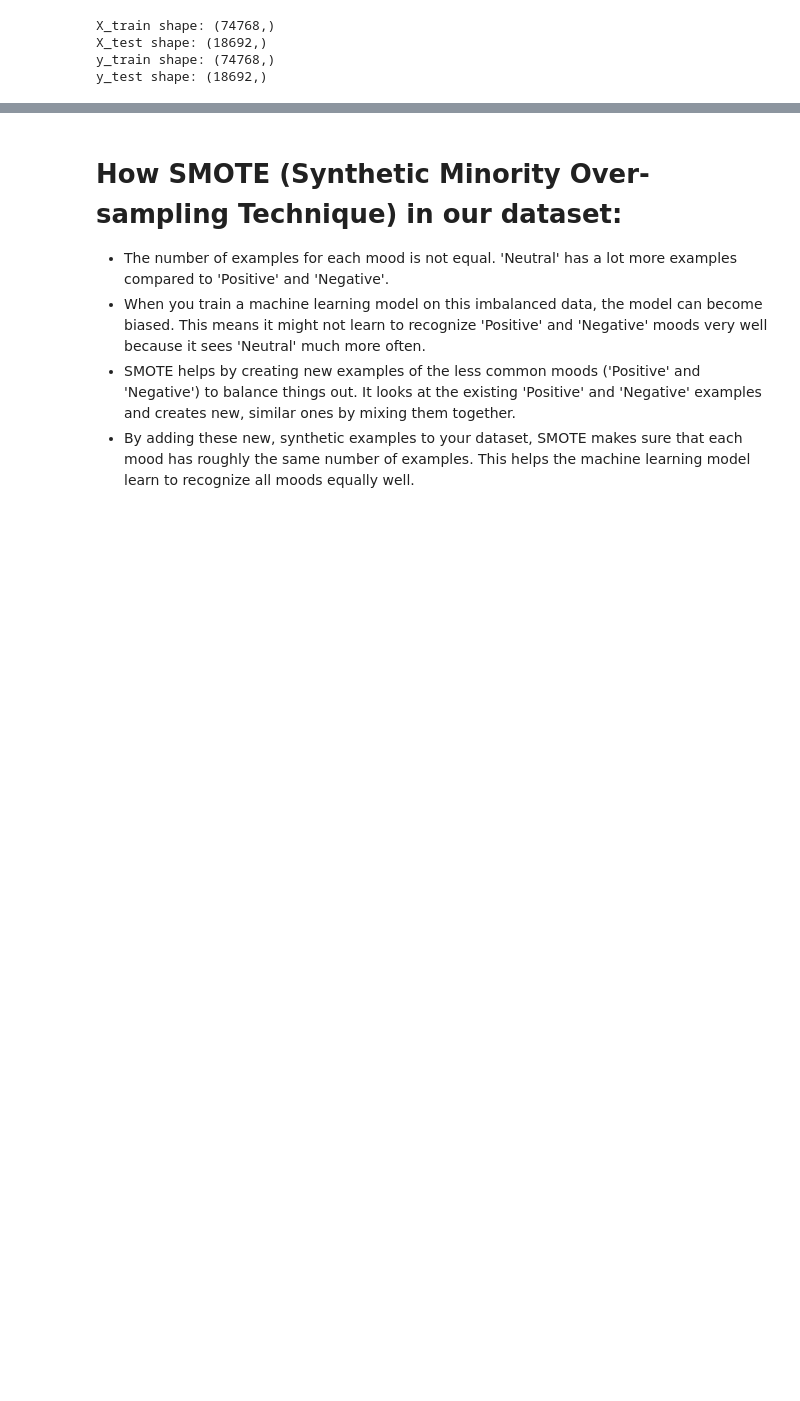
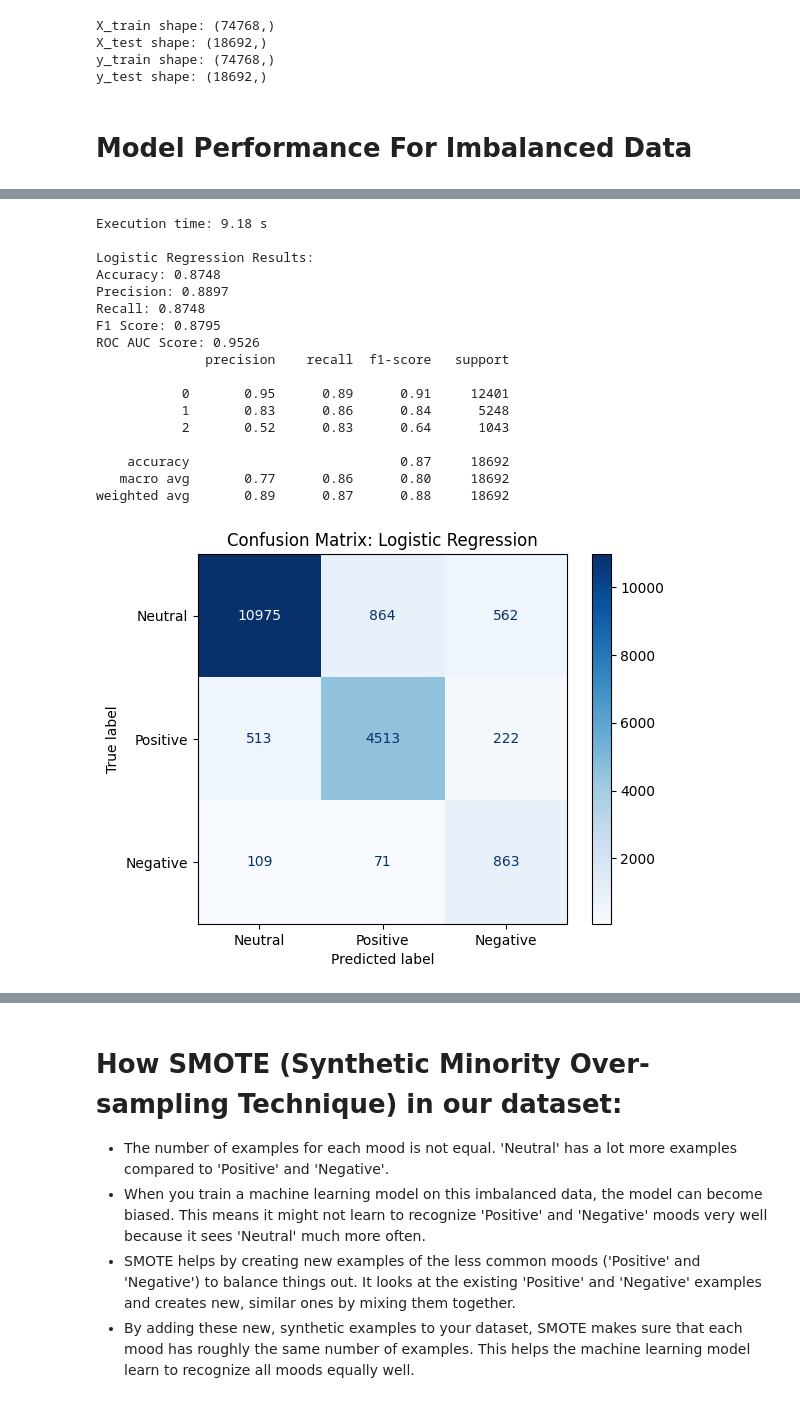
Before and after one commit to anmolpreet914/Analyzing-Twitter-Data-ML, a Jupyter notebook: Data Modelling/Data Modelling.ipynb, the cells around one changed output, grey strips where cells are left out. Cells and saved outputs as stored; diff of their text form; code cells hidden in the pictures; blank space fills up the shorter version.

Commit message:
Final Data Modelling
Final Data Modelling

```diff
--- a/Data Modelling/Data Modelling.ipynb
+++ b/Data Modelling/Data Modelling.ipynb
@@ -141,0 +138,48 @@ y_test shape: (18692,)
+# %% [markdown]
+# Model Performance For Imbalanced Data
+# %%
+display_labels = ['Neutral', 'Positive', 'Negative']
+X_train = X_train.fillna('')
+X_test = X_test.fillna('')
+
+models = {
+    "Random Forest": RandomForestClassifier(random_state=42),
+    "Logistic Regression": LogisticRegression(multi_class='multinomial', max_iter=500, class_weight='balanced',random_state=42),
+    "XGBoost": XGBClassifier(objective='multi:softmax', num_class=3,random_state=42)
+}
+
+# Train, predict, and evaluate each model
+for model_name, model in models.items():
+    # Define the pipeline with TfidfVectorizer and the model
+    pipeline = Pipeline([
+        ('vectorizer', TfidfVectorizer()),  # Convert text to numerical features
+        ('classifier', model)
+    ])
+
+    time_start = time.time()
+    pipeline.fit(X_train, y_train)  # Fit the pipeline on training data
+    y_pred = pipeline.predict(X_test)  # Predict on test data
+    end_time = time.time()
+    execution_time = end_time - time_start
+
+    accuracy = accuracy_score(y_test, y_pred)
+    precision = precision_score(y_test, y_pred, average='weighted')
+    recall = recall_score(y_test, y_pred, average='weighted')
+    f1 = f1_score(y_test, y_pred, average='weighted')
+    roc_auc = roc_auc_score(y_test, pipeline.predict_proba(X_test), multi_class='ovr')
+
+    print(f"Execution time: {execution_time:.2f} s")
+    print(f"\n{model_name} Results:")
+    print(f"Accuracy: {accuracy:.4f}")
+    print(f"Precision: {precision:.4f}")
+    print(f"Recall: {recall:.4f}")
+    print(f"F1 Score: {f1:.4f}")
+    print(f"ROC AUC Score: {roc_auc:.4f}")
+    print(classification_report(y_test, y_pred))
+
+    cm = confusion_matrix(y_test, y_pred)
+    disp = ConfusionMatrixDisplay(confusion_matrix=cm, display_labels=display_labels)
+    disp.plot(cmap=plt.cm.Blues)
+    plt.title(f"Confusion Matrix: {model_name}")
+    plt.show()
+# %% [output]
@@ -141,0 +204,18 @@ y_test shape: (18692,)
+Execution time: 9.18 s
+
+Logistic Regression Results:
+Accuracy: 0.8748
+Precision: 0.8897
+Recall: 0.8748
+F1 Score: 0.8795
+ROC AUC Score: 0.9526
+              precision    recall  f1-score   support
+
+           0       0.95      0.89      0.91     12401
+           1       0.83      0.86      0.84      5248
+           2       0.52      0.83      0.64      1043
+
+    accuracy                           0.87     18692
+   macro avg       0.77      0.86      0.80     18692
+weighted avg       0.89      0.87      0.88     18692
+[figure, added]
```
Also changed, not shown: parts of 70 cells of this notebook.
